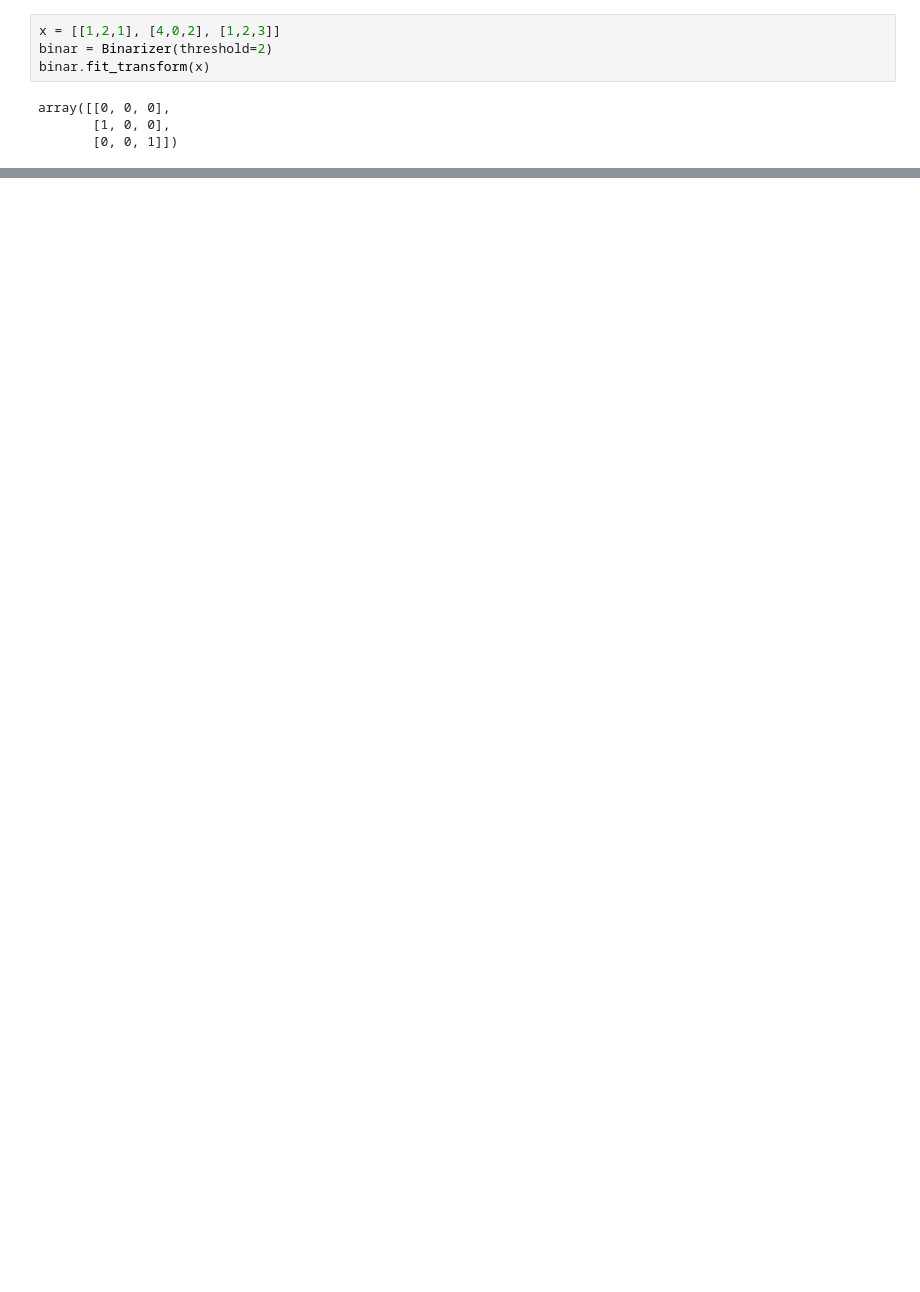
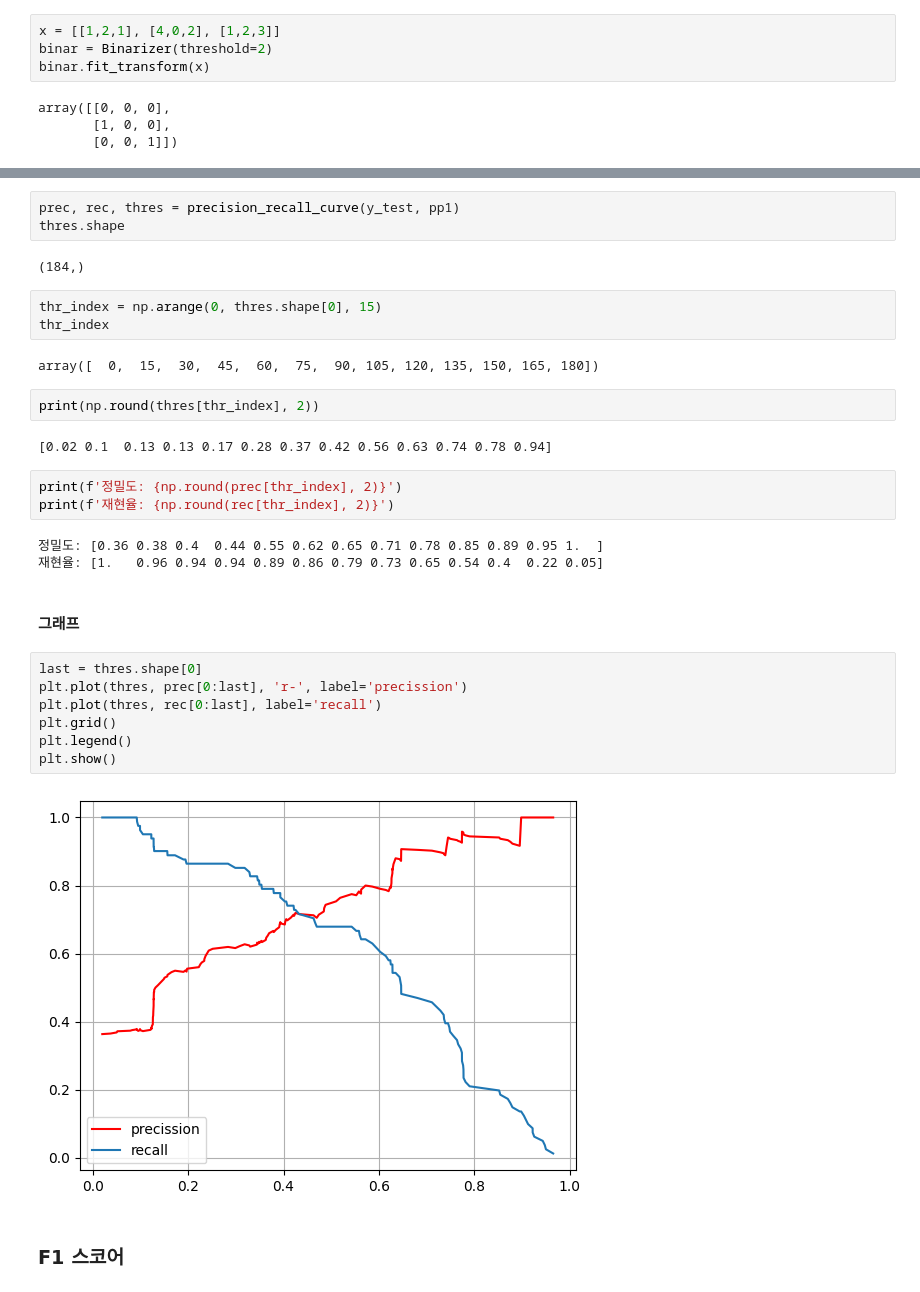
Before and after one commit to SCUTUM98/MachineLearning_Class, a Jupyter notebook: 0615_평가도구.ipynb, the cells around one changed output, grey strips where cells are left out. Cells and saved outputs as stored; diff of their text form; blank space fills up the shorter version.

```diff
--- a/0615_평가도구.ipynb
+++ b/0615_평가도구.ipynb
@@ -87,0 +115,33 @@ array([[0.19026002],
+# %%
+prec, rec, thres = precision_recall_curve(y_test, pp1)
+thres.shape
+# %% [output]
+(184,)
+# %%
+thr_index = np.arange(0, thres.shape[0], 15)
+thr_index
+# %% [output]
+array([  0,  15,  30,  45,  60,  75,  90, 105, 120, 135, 150, 165, 180])
+# %%
+print(np.round(thres[thr_index], 2))
+# %% [output]
+[0.02 0.1  0.13 0.13 0.17 0.28 0.37 0.42 0.56 0.63 0.74 0.78 0.94]
+# %%
+print(f'정밀도: {np.round(prec[thr_index], 2)}')
+print(f'재현율: {np.round(rec[thr_index], 2)}')
+# %% [output]
+정밀도: [0.36 0.38 0.4  0.44 0.55 0.62 0.65 0.71 0.78 0.85 0.89 0.95 1.  ]
+재현율: [1.   0.96 0.94 0.94 0.89 0.86 0.79 0.73 0.65 0.54 0.4  0.22 0.05]
+# %% [markdown]
+#### 그래프
+# %%
+last = thres.shape[0]
+plt.plot(thres, prec[0:last], 'r-', label='precission')
+plt.plot(thres, rec[0:last], label='recall')
+plt.grid()
+plt.legend()
+plt.show()
+# %% [output]
+[figure, added]
+# %% [markdown]
+### F1 스코어
```
Also changed, not shown: parts of 18 cells of this notebook.
